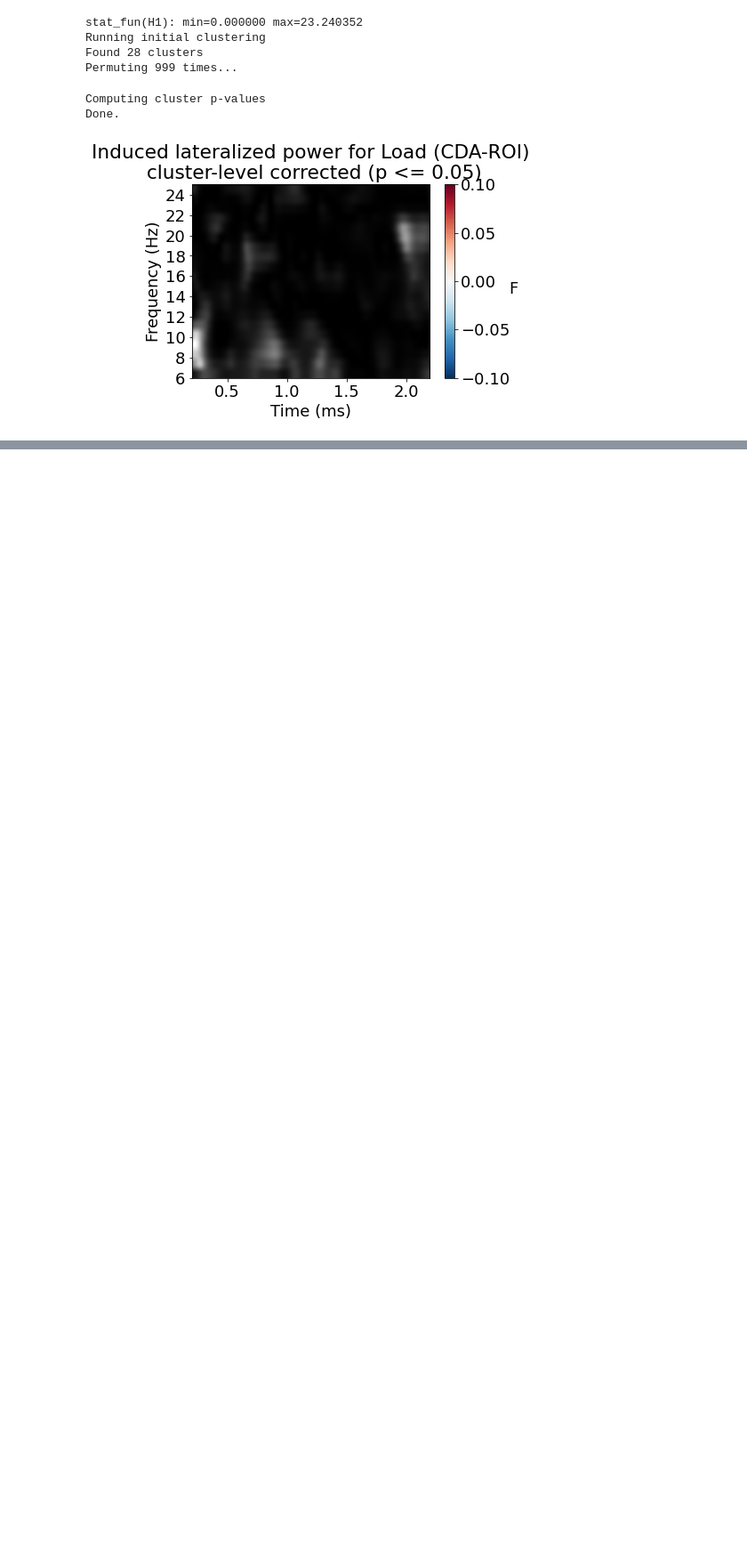
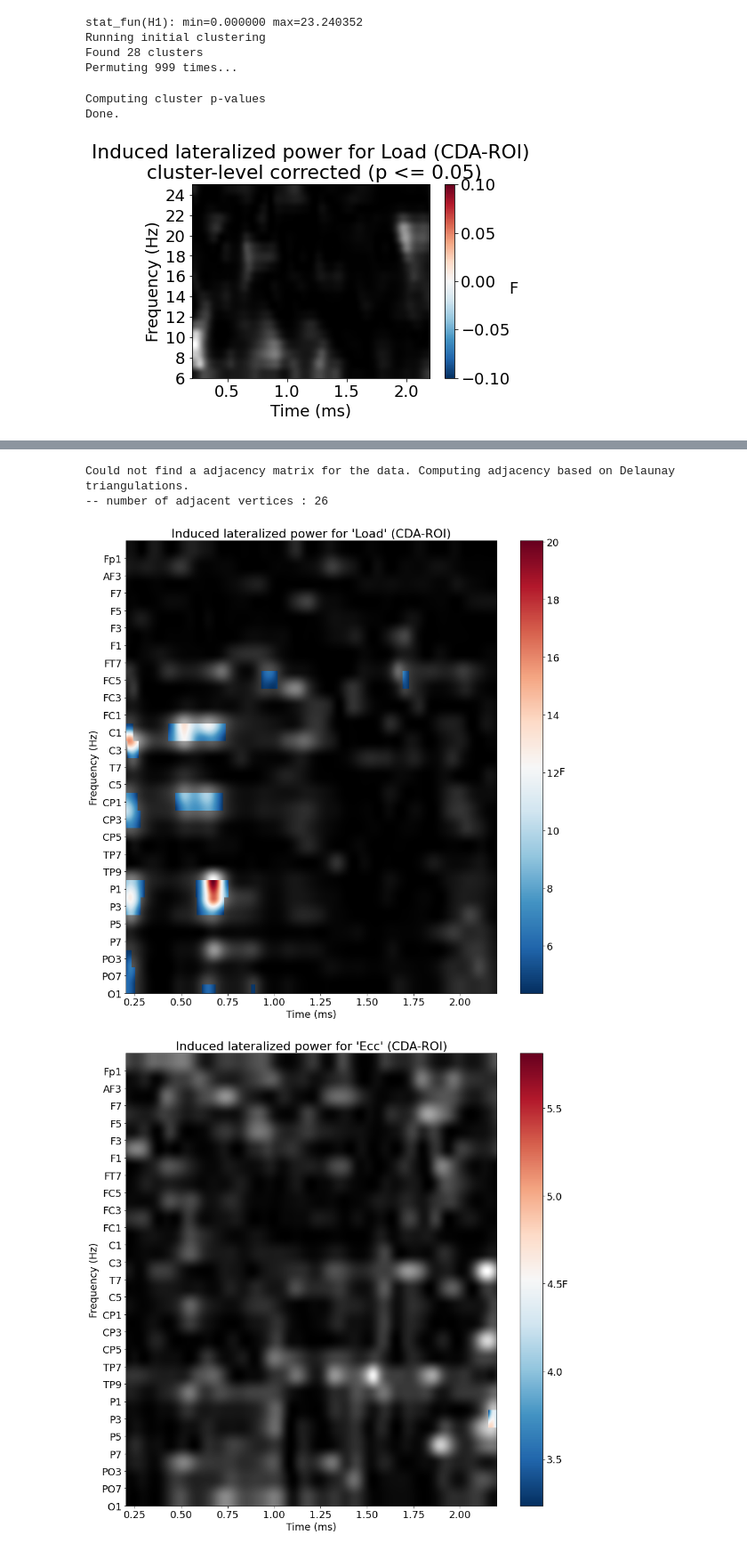
Before and after one commit to eioe/vMemEcc-Analyses, a Jupyter notebook: Analyses_Py/Pipeline_clean/03.2_evaluate_TFRs.ipynb, the cells around one changed output, grey strips where cells are left out. Shown at 89% size. Drawn from its saved outputs; the diff is of its cells as text; code cells hidden in the pictures; blank space fills up the shorter version.

```diff
--- a/Analyses_Py/Pipeline_clean/03.2_evaluate_TFRs.ipynb
+++ b/Analyses_Py/Pipeline_clean/03.2_evaluate_TFRs.ipynb
@@ -319,6 +334,7 @@ grand_avgtfr_all = mne.time_frequency.read_tfrs(op.join(fpath, fname))[0]
 #%% Set up params:
 times = grand_avgtfr_all.times
 freqs = grand_avgtfr_all.freqs
+ch_names = grand_avgtfr_all.ch_names
 # %% [output]
 Reading /raven/ptmp/fklotzsche/Experiments/vMemEcc/Data2022/DataMNE/EEG/05_tfrs_clean/induced/tfr_lists/fulllength/grandavg-allconds-tfr.h5 ...
 # %% [markdown]
@@ -902,0 +1107,52 @@ Done.
+# %%
+chan_adj, ch_n = mne.channels.find_ch_adjacency(df_info, 'eeg')
+adj_overall = mne.stats.combine_adjacency(chan_adj, len(times))
+# %% [output]
+Could not find a adjacency matrix for the data. Computing adjacency based on Delaunay triangulations.
+-- number of adjacent vertices : 26
+# %%
+# Setup parameters:
+decim = 2
+factor_levels = [2, 3]
+effects = 'A*B'
+n_levels = np.multiply(*factor_levels)
+n_chans = df_list[0].shape[-2]
+assert n_chans == len(ch_names_lat)
+n_times = df_list[0].shape[-1]
+assert n_times == len(times)
+n_subs = int(len(df_list) / n_levels)
+
+# Shape data matrix: subjects x effects x n_freqs*n_times
+subtfr_array = np.asarray(df_list)
+subtfr_mway_data = subtfr_array.reshape(n_levels, n_subs, n_chans*n_times)
+subtfr_mway_data = subtfr_mway_data.swapaxes(0, 1)
+
+fvals, pvals = f_mway_rm(subtfr_mway_data, factor_levels, effects=effects)
+effect_labels = ['Load', 'Ecc', 'Load x Ecc']
+# %%
+# Plot result:
+for effect, sig, effect_label in zip(fvals, pvals, effect_labels):
+    f = plt.figure(figsize=(15,15))
+    # show naive F-values in gray
+    plt.imshow(effect.reshape(n_chans, n_times), cmap=plt.cm.gray, extent=[times[0],
+               times[-1], 0, n_chans], aspect='auto',
+               origin='lower')
+    # create mask for significant Time-frequency locations
+    effect[sig >= 0.05] = np.nan
+    plt.imshow(effect.reshape(n_chans, n_times), cmap='RdBu_r', extent=[times[0],
+               times[-1], 0, n_chans], aspect='auto',
+               origin='lower')
+    cb = plt.colorbar()
+    cb.set_label(label='F', rotation=0)
+    f.axes[0].set_yticks(range(len(ch_names_lat)))
+    f.axes[0].set_yticklabels(ch_names_lat)
+    # ytick_range = f.axes[0].get_ylim()
+    # ytick_vals = np.arange(*np.round(ytick_range), 2)
+    # f.axes[0].yaxis.set_ticks(ytick_vals)
+    plt.xlabel('Time (ms)')
+    plt.ylabel('Channel')
+    plt.title(r"Induced lateralized power for '%s' (%s)" % (effect_label, 'CDA-ROI'))
+    plt.show()
+# %% [output]
+[figure, added]
+[figure, added]
```
Also changed, not shown: parts of 24 cells of this notebook, 1 other file.
